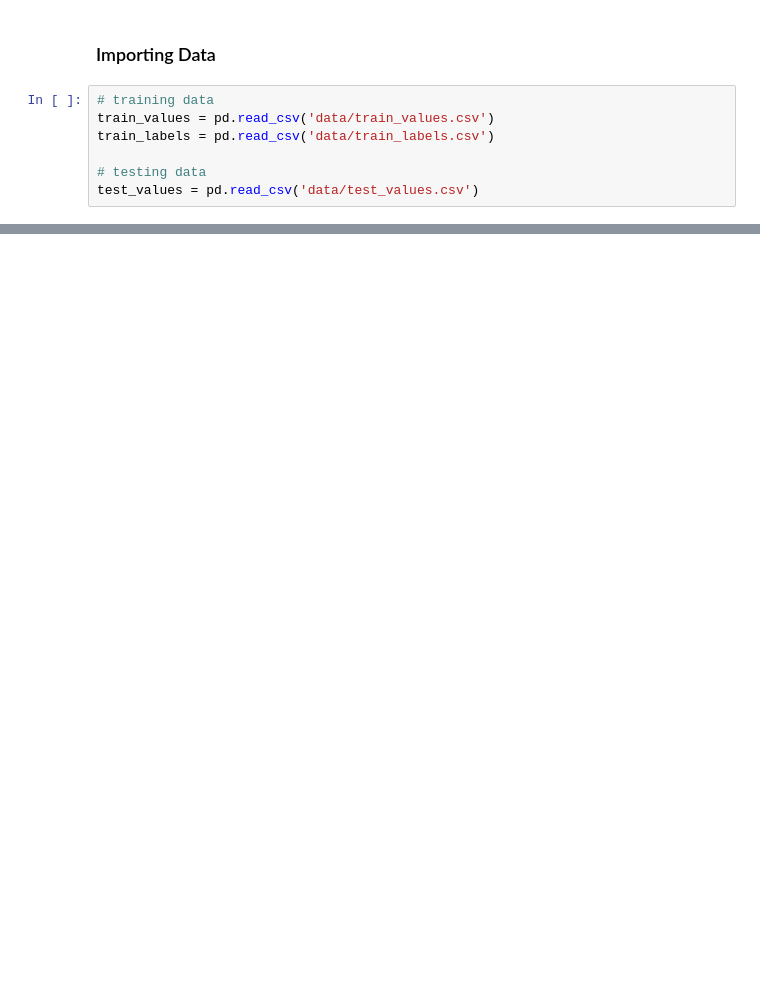
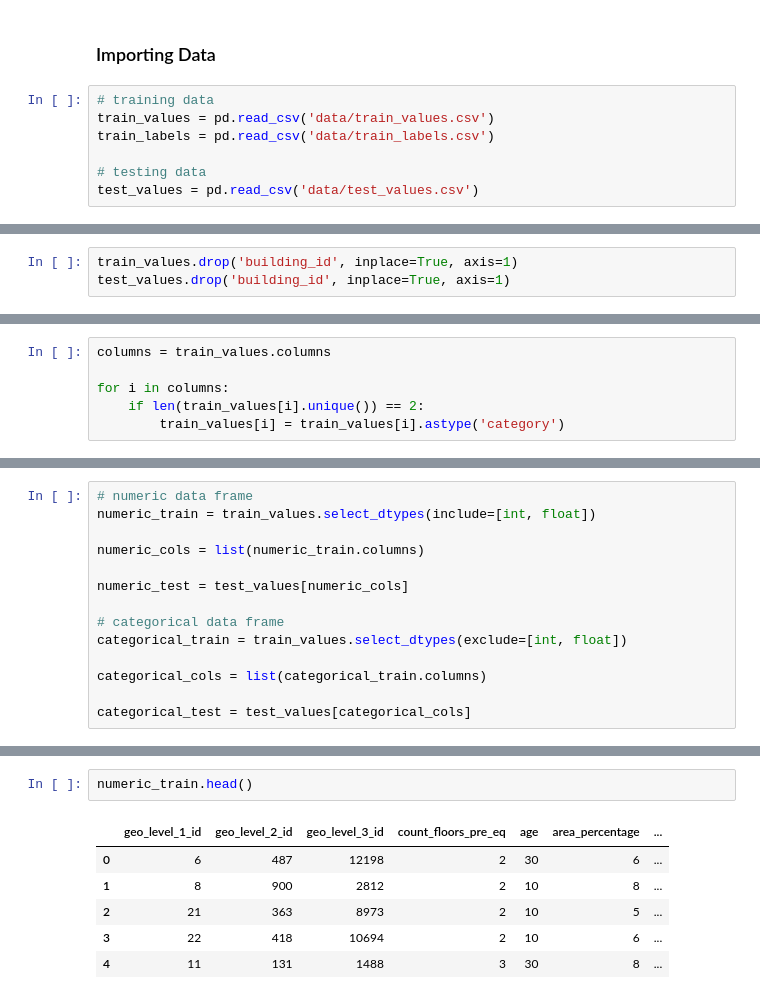
Before and after one commit to xuyfe/modeling-earthquake-damage, a Jupyter notebook: earthquake.ipynb, the cells around one changed output, grey strips where cells are left out. Drawn from its saved outputs; the diff is of its cells as text; blank space fills up the shorter version.

```diff
--- a/earthquake.ipynb
+++ b/earthquake.ipynb
@@ -84,0 +85,3 @@ test_values = pd.read_csv('data/test_values.csv')
+# %%
+train_values.drop('building_id', inplace=True, axis=1)
+test_values.drop('building_id', inplace=True, axis=1)
@@ -85,3 +90,9 @@ test_values = pd.read_csv('data/test_values.csv')
+# %%
+columns = train_values.columns
+
+for i in columns:
+    if len(train_values[i].unique()) == 2:
+        train_values[i] = train_values[i].astype('category')
 # %%
 train_values.info()
 # %% [output]
@@ -150,0 +116,14 @@ test_values.describe()
+# %%
+# numeric data frame
+numeric_train = train_values.select_dtypes(include=[int, float])
+
+numeric_cols = list(numeric_train.columns)
+
+numeric_test = test_values[numeric_cols]
+
+# categorical data frame
+categorical_train = train_values.select_dtypes(exclude=[int, float])
+
+categorical_cols = list(categorical_train.columns)
+
+categorical_test = test_values[categorical_cols]
@@ -150,0 +136,9 @@ test_values.describe()
+# %%
+numeric_train.head()
+# %% [output]
+|  | geo_level_1_id | geo_level_2_id | geo_level_3_id | count_floors_pre_eq | age | area_percentage | ... |
+| 0 | 6 | 487 | 12198 | 2 | 30 | 6 | ... |
+| 1 | 8 | 900 | 2812 | 2 | 10 | 8 | ... |
+| 2 | 21 | 363 | 8973 | 2 | 10 | 5 | ... |
+| 3 | 22 | 418 | 10694 | 2 | 10 | 6 | ... |
+| 4 | 11 | 131 | 1488 | 3 | 30 | 8 | ... |
```
Also changed, not shown: parts of 39 cells of this notebook, 1 other file.
